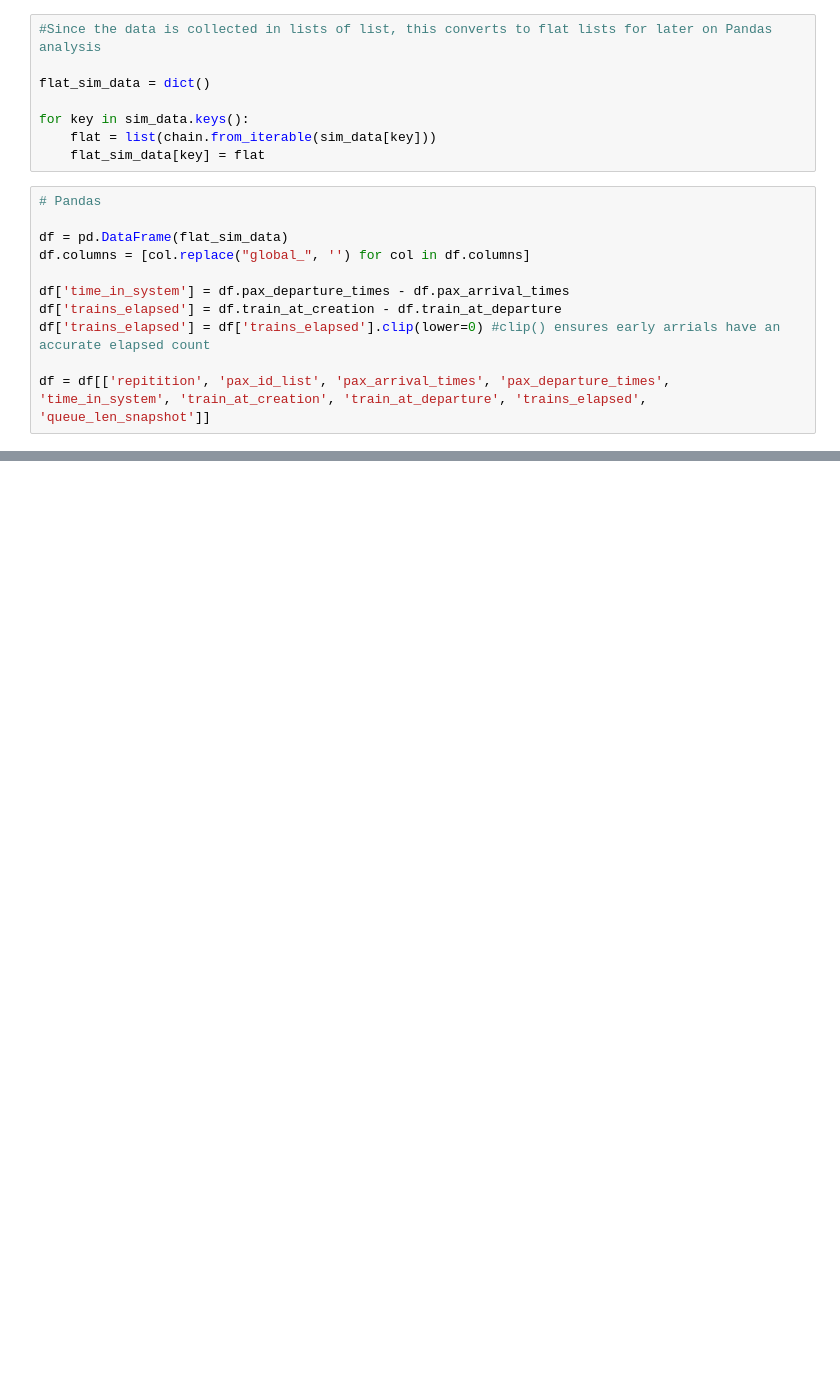
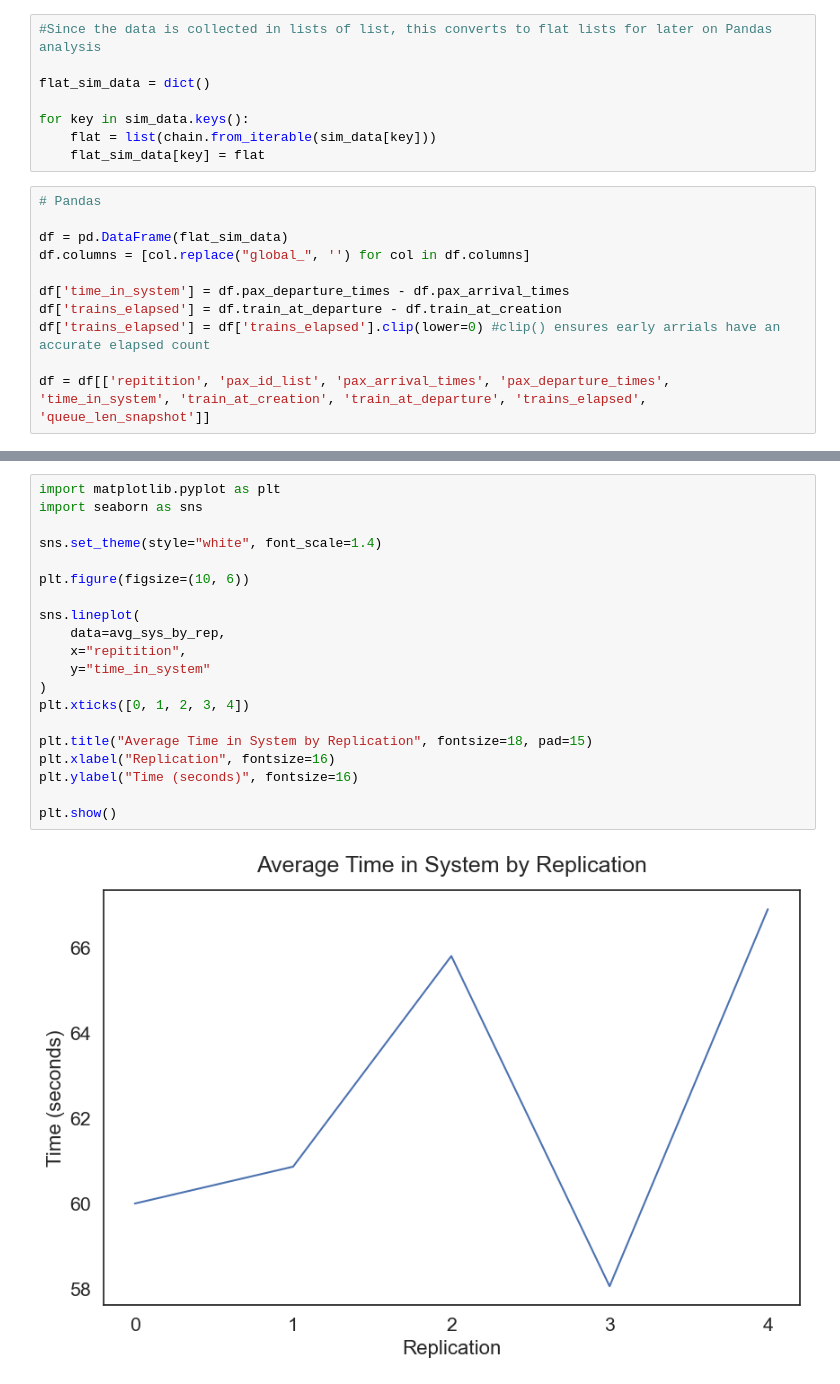
Before and after one commit to ryanuaj2-byte/isye_6644_kolimago_thompson, a Jupyter notebook: project_code_baseline_scenario.ipynb, the cells around one changed output, grey strips where cells are left out. Cells and saved outputs as stored; diff of their text form; blank space fills up the shorter version.

Commit message:
adding plots

```diff
--- a/project_code_baseline_scenario.ipynb
+++ b/project_code_baseline_scenario.ipynb
@@ -234,7 +237,7 @@ df = pd.DataFrame(flat_sim_data)
 df.columns = [col.replace("global_", '') for col in df.columns]
 
 df['time_in_system'] = df.pax_departure_times - df.pax_arrival_times
-df['trains_elapsed'] = df.train_at_creation - df.train_at_departure
+df['trains_elapsed'] = df.train_at_departure - df.train_at_creation
 df['trains_elapsed'] = df['trains_elapsed'].clip(lower=0) #clip() ensures early arrials have an accurate elapsed count
 
 df = df[['repitition', 'pax_id_list', 'pax_arrival_times', 'pax_departure_times', 'time_in_system', 'train_at_creation', 'train_at_departure', 'trains_elapsed', 'queue_len_snapshot']]
@@ -246,0 +275,22 @@ display(avg_sys_by_rep)
+# %%
+import matplotlib.pyplot as plt
+import seaborn as sns
+
+sns.set_theme(style="white", font_scale=1.4)
+
+plt.figure(figsize=(10, 6))
+
+sns.lineplot(
+    data=avg_sys_by_rep,
+    x="repitition",
+    y="time_in_system"
+)
+plt.xticks([0, 1, 2, 3, 4])
+
+plt.title("Average Time in System by Replication", fontsize=18, pad=15)
+plt.xlabel("Replication", fontsize=16)
+plt.ylabel("Time (seconds)", fontsize=16)
+
+plt.show()
+# %% [output]
+[figure, added]
```
Also changed, not shown: parts of 9 cells of this notebook.
